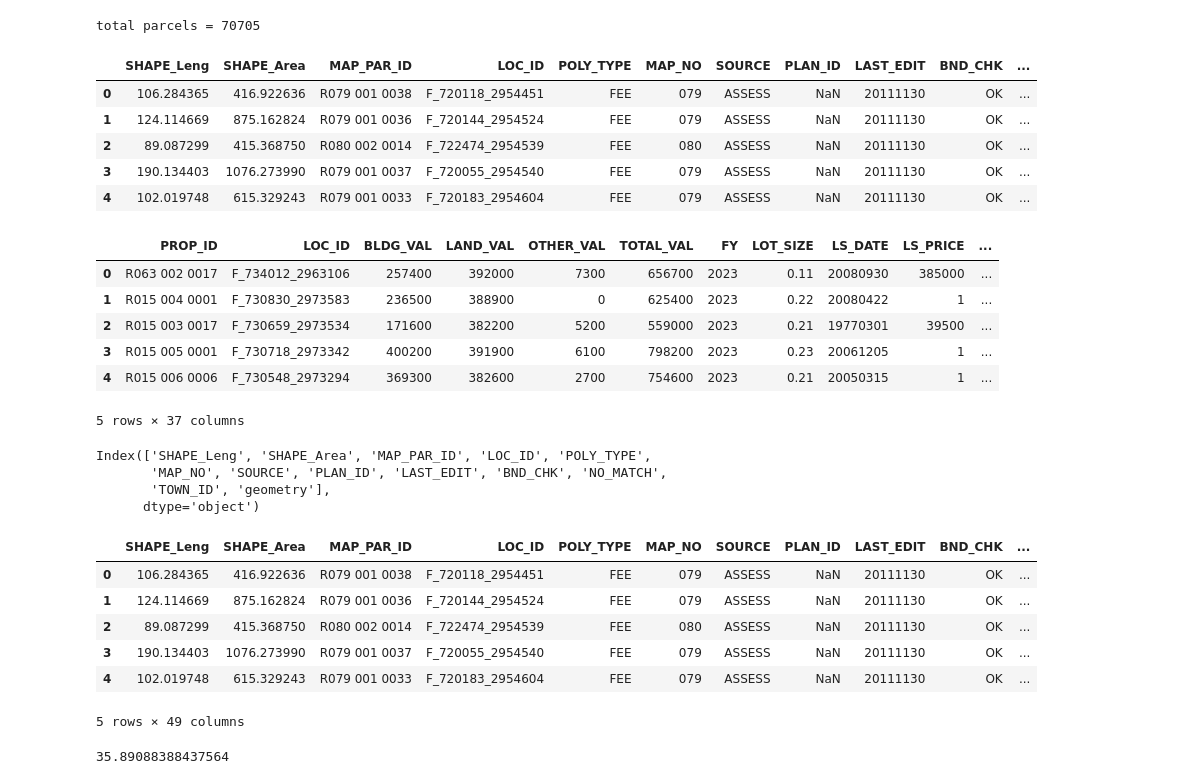
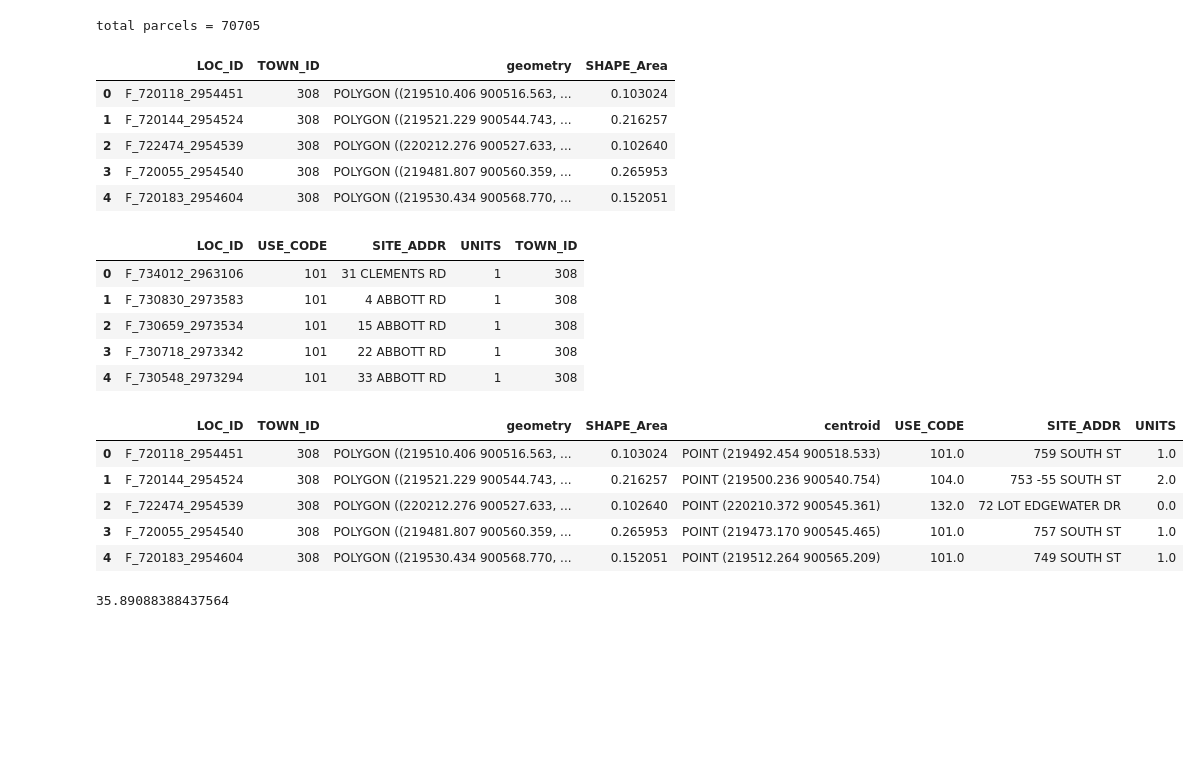
Before and after one commit to tjrileywisc/waltham_gis, a Jupyter notebook: investigations/housing_density/notebook.ipynb, the cells around one changed output. Cells and saved outputs as stored; diff of their text form; code cells hidden in the pictures; blank space fills up the shorter version.

```diff
--- a/investigations/housing_density/notebook.ipynb
+++ b/investigations/housing_density/notebook.ipynb
@@ -70,6 +71,9 @@ cities = {
 }
 
 MBTA_density = 15
+
+# 1 acre in m^2
+ACRE_TO_M2 = 4046.86
 # %%
 property_shapefiles_df = []
 assessments_df = []
@@ -89,50 +93,55 @@ for city, data in tqdm(cities.items()):
         assessments_df.append(pd.DataFrame([dict(r) for r in assessments_table.records]))
 
 property_shapefiles_df = geo_pd.GeoDataFrame(pd.concat(property_shapefiles_df, ignore_index=True))
+
 assessments_df = pd.concat(assessments_df, ignore_index=True)
 
+# data cleanup
+property_shapefiles_df["SHAPE_Area"] = property_shapefiles_df["SHAPE_Area"] / ACRE_TO_M2
+property_shapefiles_df = property_shapefiles_df[["LOC_ID", "TOWN_ID", "geometry", "SHAPE_Area"]]
+assessments_df = assessments_df[["LOC_ID", "USE_CODE", "SITE_ADDR", "UNITS", "TOWN_ID"]]
+
+# remove some strange parcels with characters in the use code
+assessments_df = assessments_df[assessments_df["USE_CODE"].map(lambda x: x.isnumeric())]
+
+# TODO:
+# what about use codes > 1000? is this even valid?
+assessments_df["USE_CODE"] = assessments_df["USE_CODE"].astype(int)
+
 print(f"total parcels = {len(property_shapefiles_df)}")
 # %% [output]
 total parcels = 70705
 # %%
 property_shapefiles_df.head()
 # %% [output]
-|  | SHAPE_Leng | SHAPE_Area | MAP_PAR_ID | LOC_ID | POLY_TYPE | MAP_NO | SOURCE | PLAN_ID | LAST_EDIT | BND_CHK | ... |
-| 0 | 106.284365 | 416.922636 | R079 001 0038 | F_720118_2954451 | FEE | 079 | ASSESS | NaN | 20111130 | OK | ... |
-| 1 | 124.114669 | 875.162824 | R079 001 0036 | F_720144_2954524 | FEE | 079 | ASSESS | NaN | 20111130 | OK | ... |
-| 2 | 89.087299 | 415.368750 | R080 002 0014 | F_722474_2954539 | FEE | 080 | ASSESS | NaN | 20111130 | OK | ... |
-| 3 | 190.134403 | 1076.273990 | R079 001 0037 | F_720055_2954540 | FEE | 079 | ASSESS | NaN | 20111130 | OK | ... |
-| 4 | 102.019748 | 615.329243 | R079 001 0033 | F_720183_2954604 | FEE | 079 | ASSESS | NaN | 20111130 | OK | ... |
+|  | LOC_ID | TOWN_ID | geometry | SHAPE_Area |
+| 0 | F_720118_2954451 | 308 | POLYGON ((219510.406 900516.563, ... | 0.103024 |
+| 1 | F_720144_2954524 | 308 | POLYGON ((219521.229 900544.743, ... | 0.216257 |
+| 2 | F_722474_2954539 | 308 | POLYGON ((220212.276 900527.633, ... | 0.102640 |
+| 3 | F_720055_2954540 | 308 | POLYGON ((219481.807 900560.359, ... | 0.265953 |
+| 4 | F_720183_2954604 | 308 | POLYGON ((219530.434 900568.770, ... | 0.152051 |
 # %%
 assessments_df.head()
 # %% [output]
-|  | PROP_ID | LOC_ID | BLDG_VAL | LAND_VAL | OTHER_VAL | TOTAL_VAL | FY | LOT_SIZE | LS_DATE | LS_PRICE | ... |
-| 0 | R063 002 0017 | F_734012_2963106 | 257400 | 392000 | 7300 | 656700 | 2023 | 0.11 | 20080930 | 385000 | ... |
-| 1 | R015 004 0001 | F_730830_2973583 | 236500 | 388900 | 0 | 625400 | 2023 | 0.22 | 20080422 | 1 | ... |
-| 2 | R015 003 0017 | F_730659_2973534 | 171600 | 382200 | 5200 | 559000 | 2023 | 0.21 | 19770301 | 39500 | ... |
-| 3 | R015 005 0001 | F_730718_2973342 | 400200 | 391900 | 6100 | 798200 | 2023 | 0.23 | 20061205 | 1 | ... |
-| 4 | R015 006 0006 | F_730548_2973294 | 369300 | 382600 | 2700 | 754600 | 2023 | 0.21 | 20050315 | 1 | ... |
+|  | LOC_ID | USE_CODE | SITE_ADDR | UNITS | TOWN_ID |
+| 0 | F_734012_2963106 | 101 | 31 CLEMENTS RD | 1 | 308 |
+| 1 | F_730830_2973583 | 101 | 4 ABBOTT RD | 1 | 308 |
+| 2 | F_730659_2973534 | 101 | 15 ABBOTT RD | 1 | 308 |
+| 3 | F_730718_2973342 | 101 | 22 ABBOTT RD | 1 | 308 |
+| 4 | F_730548_2973294 | 101 | 33 ABBOTT RD | 1 | 308 |
-5 rows × 37 columns
-# %%
-property_shapefiles_df.columns
-# %% [output]
-Index(['SHAPE_Leng', 'SHAPE_Area', 'MAP_PAR_ID', 'LOC_ID', 'POLY_TYPE',
-       'MAP_NO', 'SOURCE', 'PLAN_ID', 'LAST_EDIT', 'BND_CHK', 'NO_MATCH',
-       'TOWN_ID', 'geometry'],
-      dtype='object')
 # %%
 property_shapefiles_df['centroid'] = property_shapefiles_df['geometry'].apply(lambda x: x.centroid)
 
-properties_df = property_shapefiles_df.merge(assessments_df, left_on=["MAP_PAR_ID", "LOC_ID", "TOWN_ID"], right_on=["PROP_ID", "LOC_ID", "TOWN_ID"], how="left")
+properties_df = property_shapefiles_df.merge(assessments_df, on=["LOC_ID", "TOWN_ID"], how="left")
+
 properties_df.head()
 # %% [output]
-|  | SHAPE_Leng | SHAPE_Area | MAP_PAR_ID | LOC_ID | POLY_TYPE | MAP_NO | SOURCE | PLAN_ID | LAST_EDIT | BND_CHK | ... |
-| 0 | 106.284365 | 416.922636 | R079 001 0038 | F_720118_2954451 | FEE | 079 | ASSESS | NaN | 20111130 | OK | ... |
-| 1 | 124.114669 | 875.162824 | R079 001 0036 | F_720144_2954524 | FEE | 079 | ASSESS | NaN | 20111130 | OK | ... |
-| 2 | 89.087299 | 415.368750 | R080 002 0014 | F_722474_2954539 | FEE | 080 | ASSESS | NaN | 20111130 | OK | ... |
-| 3 | 190.134403 | 1076.273990 | R079 001 0037 | F_720055_2954540 | FEE | 079 | ASSESS | NaN | 20111130 | OK | ... |
-| 4 | 102.019748 | 615.329243 | R079 001 0033 | F_720183_2954604 | FEE | 079 | ASSESS | NaN | 20111130 | OK | ... |
+|  | LOC_ID | TOWN_ID | geometry | SHAPE_Area | centroid | USE_CODE | SITE_ADDR | UNITS |
+| 0 | F_720118_2954451 | 308 | POLYGON ((219510.406 900516.563, ... | 0.103024 | POINT (219492.454 900518.533) | 101.0 | 759 SOUTH ST | 1.0 |
+| 1 | F_720144_2954524 | 308 | POLYGON ((219521.229 900544.743, ... | 0.216257 | POINT (219500.236 900540.754) | 104.0 | 753 -55 SOUTH ST | 2.0 |
+| 2 | F_722474_2954539 | 308 | POLYGON ((220212.276 900527.633, ... | 0.102640 | POINT (220210.372 900545.361) | 132.0 | 72 LOT EDGEWATER DR | 0.0 |
+| 3 | F_720055_2954540 | 308 | POLYGON ((219481.807 900560.359, ... | 0.265953 | POINT (219473.170 900545.465) | 101.0 | 757 SOUTH ST | 1.0 |
+| 4 | F_720183_2954604 | 308 | POLYGON ((219530.434 900568.770, ... | 0.152051 | POINT (219512.264 900565.209) | 101.0 | 749 SOUTH ST | 1.0 |
-5 rows × 49 columns
 # %%
 # find the radius - we want 1 acre in the unit of the CRS,
 # which is apparently in meters (https://www.mass.gov/info-details/overview-of-massgis-data)
```
Also changed, not shown: parts of 21 cells of this notebook, 1 other file.
